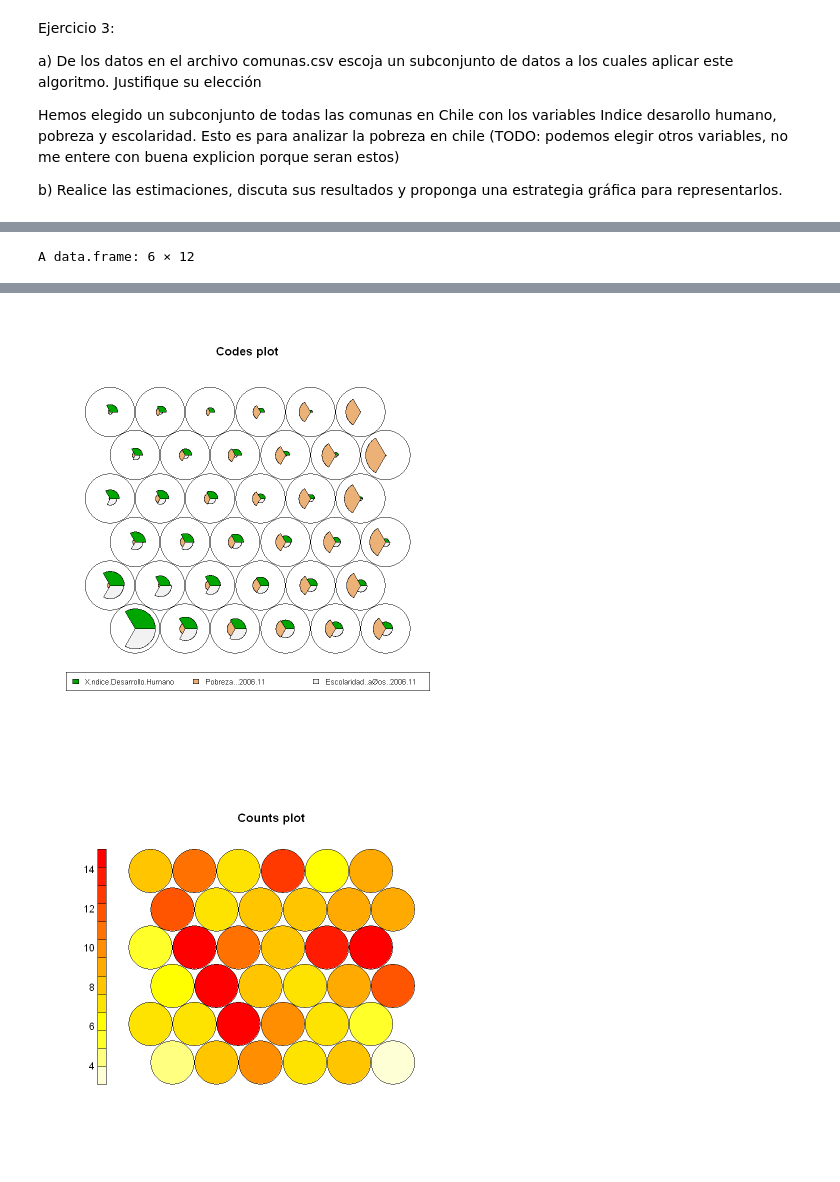
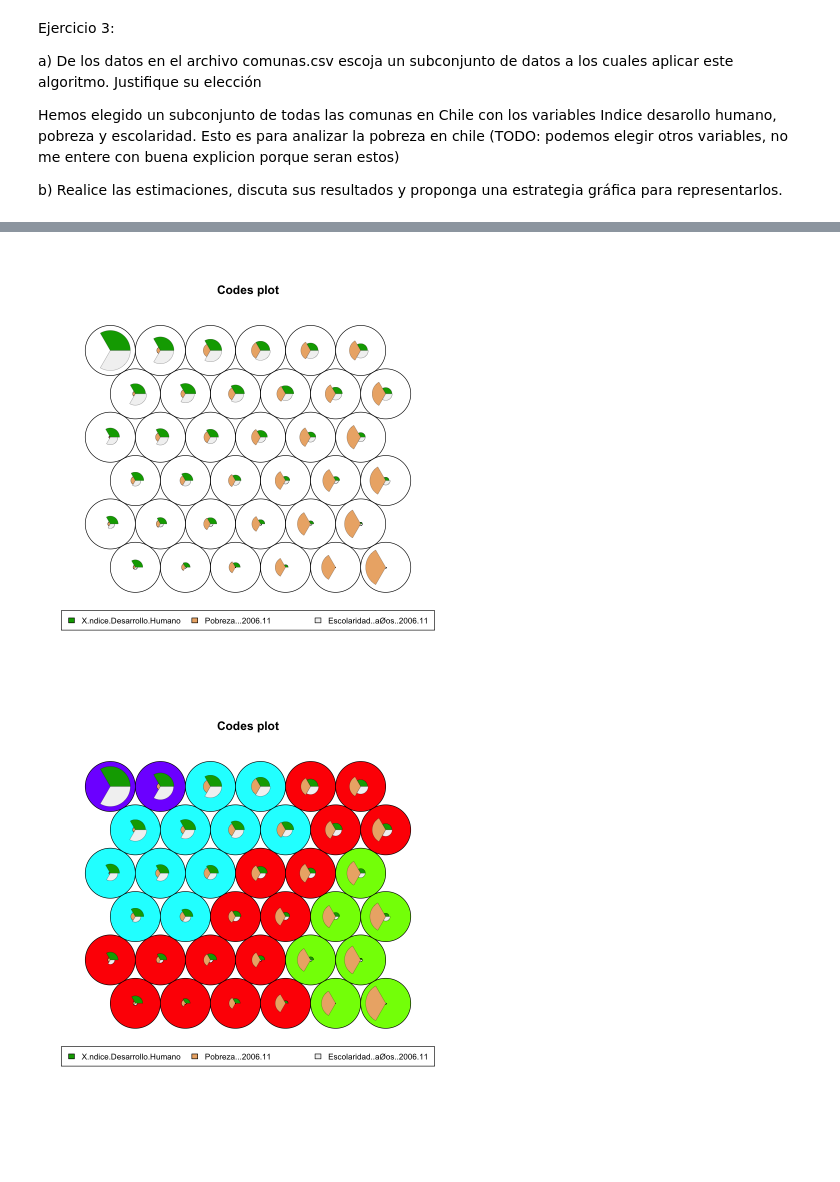
Before and after one commit to ekkusi/INFO257-PCA, a Jupyter notebook: clustering/Clustering_Notebook3.ipynb, the cells around one changed output, grey strips where cells are left out. Cells and saved outputs as stored; diff of their text form; code cells hidden in the pictures; blank space fills up the shorter version.

Commit message:
Agregar hclust al ultimo ejercicio

```diff
--- a/clustering/Clustering_Notebook3.ipynb
+++ b/clustering/Clustering_Notebook3.ipynb
@@ -147,22 +177,25 @@ Hemos elegido un subconjunto de todas las comunas en Chile con los variables Ind
 
 b) Realice las estimaciones, discuta sus resultados y proponga una estrategia gráfica para representarlos.
 # %%
-datos<- read.table("comunas.csv",header=TRUE,sep=";",dec=".")
+datos<- read.table("comunas.csv",header=TRUE,sep=";",dec=".", fileEncoding="Latin1")
 datos <- datos[,-(1:2)]
-str(datos) # --> 323 entidades, 12 variables
-head(datos)
+# str(datos) # --> 323 entidades, 12 variables
+# head(datos)
 
 #Elegir los variables para subconjunto
 datos <-datos[c("X.ndice.Desarrollo.Humano","Pobreza...2006.11", "Escolaridad..aØos..2006.11")]
 
+## use hierarchical clustering tod cluster the codebook vectors
 sommap <- som(scale(datos), grid = somgrid(6, 6, "hexagonal"))
+mat <- matrix(sommap$codes[[1]], ncol=3,nrow=36,byrow=FALSE)
+groups<-4
+som.hc <- cutree(hclust(dist(mat)), groups)
+
 plot(sommap)
 
-plot(sommap, type = "counts", palette.name = colors, heatkey = TRUE)
+plot(sommap, type="codes", bgcol=rainbow(groups)[som.hc])
 
 plot(sommap, type = "mapping", pchs = 20, main = "Mapping Type SOM")
 
 plot(sommap, type = "dist.neighbours", palette.name = terrain.colors)
-
-#TODO Agrupamiento, con hclust?
 # %% [output]
@@ -182 +205,0 @@ plot(sommap, type = "dist.neighbours", palette.name = terrain.colors)
-A data.frame: 6 × 12
@@ -191,2 +206,2 @@ A data.frame: 6 × 12
-[figure, old version]
+[figure, new version]
-[figure, old version]
+[figure, new version]
```
Also changed, not shown: parts of 5 cells of this notebook.
